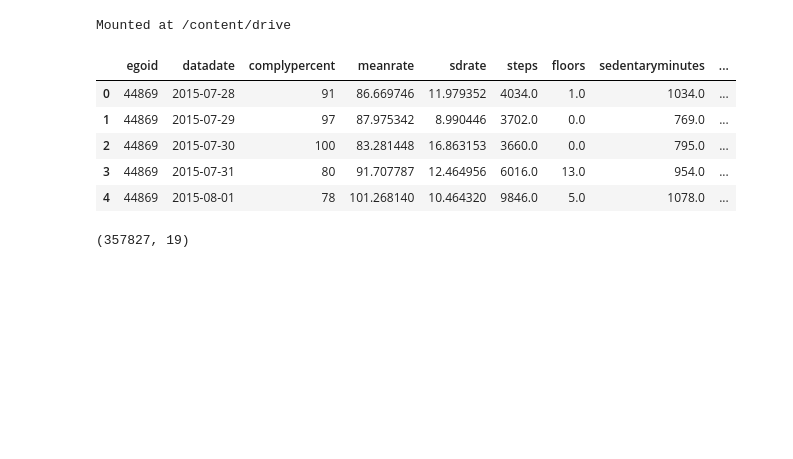
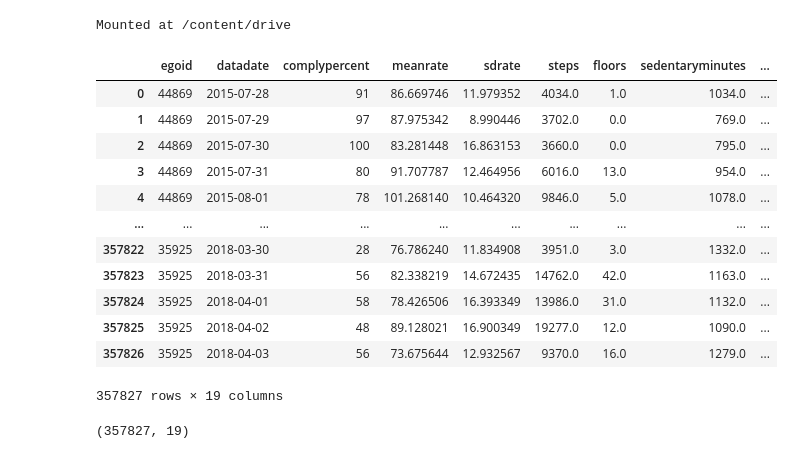
Before and after one commit to melaniaczobit/Major-Research-Project, a Jupyter notebook: MRP.ipynb, the cells around one changed output. Cells and saved outputs as stored; diff of their text form; code cells hidden in the pictures; blank space fills up the shorter version.

```diff
--- a/MRP.ipynb
+++ b/MRP.ipynb
@@ -18,14 +18,21 @@ Mounted at /content/drive
 # %%
 path = '/content/drive/My Drive/MRP/FitbitActivity.csv'
 df = pd.read_csv(path)
-df.head()
+df
 # %% [output]
 |  | egoid | datadate | complypercent | meanrate | sdrate | steps | floors | sedentaryminutes | ... |
 | 0 | 44869 | 2015-07-28 | 91 | 86.669746 | 11.979352 | 4034.0 | 1.0 | 1034.0 | ... |
 | 1 | 44869 | 2015-07-29 | 97 | 87.975342 | 8.990446 | 3702.0 | 0.0 | 769.0 | ... |
 | 2 | 44869 | 2015-07-30 | 100 | 83.281448 | 16.863153 | 3660.0 | 0.0 | 795.0 | ... |
 | 3 | 44869 | 2015-07-31 | 80 | 91.707787 | 12.464956 | 6016.0 | 13.0 | 954.0 | ... |
 | 4 | 44869 | 2015-08-01 | 78 | 101.268140 | 10.464320 | 9846.0 | 5.0 | 1078.0 | ... |
+| ... | ... | ... | ... | ... | ... | ... | ... | ... | ... |
+| 357822 | 35925 | 2018-03-30 | 28 | 76.786240 | 11.834908 | 3951.0 | 3.0 | 1332.0 | ... |
+| 357823 | 35925 | 2018-03-31 | 56 | 82.338219 | 14.672435 | 14762.0 | 42.0 | 1163.0 | ... |
+| 357824 | 35925 | 2018-04-01 | 58 | 78.426506 | 16.393349 | 13986.0 | 31.0 | 1132.0 | ... |
+| 357825 | 35925 | 2018-04-02 | 48 | 89.128021 | 16.900349 | 19277.0 | 12.0 | 1090.0 | ... |
+| 357826 | 35925 | 2018-04-03 | 56 | 73.675644 | 12.932567 | 9370.0 | 16.0 | 1279.0 | ... |
+357827 rows × 19 columns
 # %%
 df.shape
 # %% [output]
```
Also changed, not shown: parts of 11 cells of this notebook.
